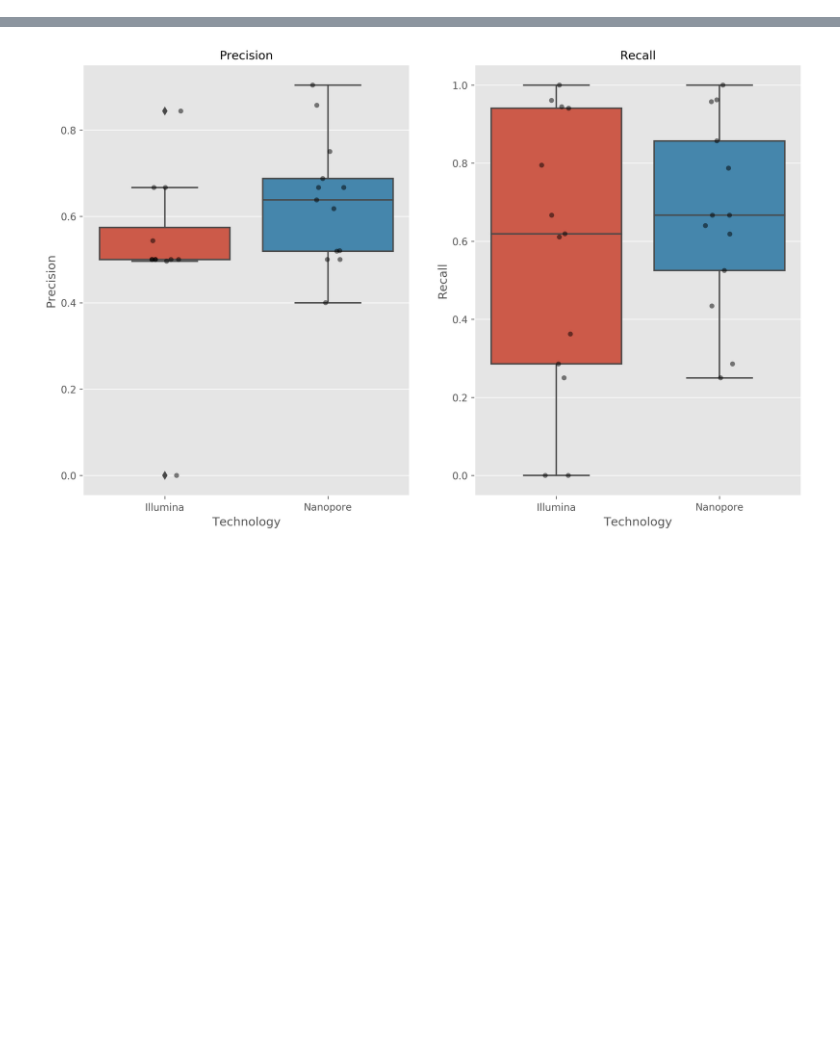
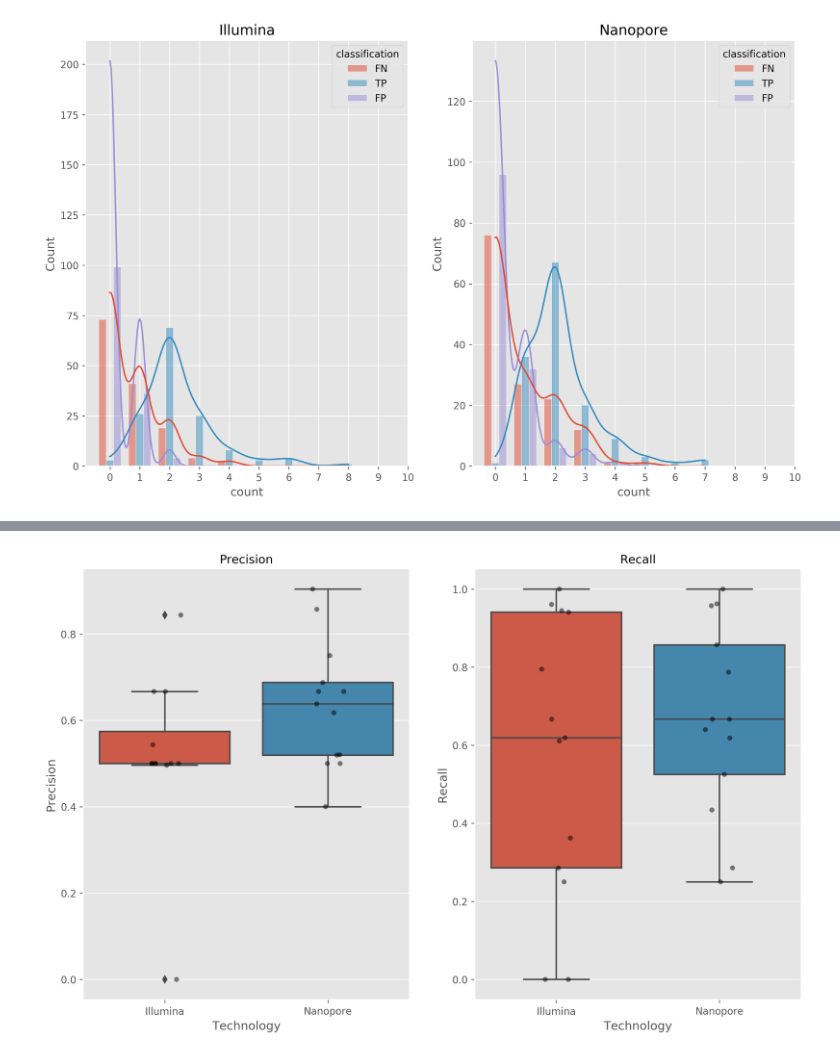
Before and after one commit to mbhall88/head_to_head_pipeline, a Jupyter notebook: analysis/resistance_prediction/workflow/notebooks/novel_variant_analysis.ipynb, the cells around one changed output, grey strips where cells are left out. Saved outputs shown, nothing was run; the diff lists cells and outputs as text; code cells hidden in the pictures; blank space fills up the shorter version.

```diff
--- a/analysis/resistance_prediction/workflow/notebooks/novel_variant_analysis.ipynb
+++ b/analysis/resistance_prediction/workflow/notebooks/novel_variant_analysis.ipynb
@@ -185,0 +255,21 @@ def is_indel(v):
+# %%
+fig, axes = plt.subplots(ncols=2, figsize=FIGSIZE, dpi=DPI)
+for ax, tech in zip(axes.flatten(), ["illumina", "nanopore"]):
+    x = "count"
+    hue = "classification"
+    sns.histplot(
+        data=counts.query("tech == @tech"),
+        x=x,
+        hue=hue,
+        hue_order=hue_order,
+        ax=ax,
+        stat="count",
+        multiple="dodge",
+        discrete=True,
+        kde=True,
+        shrink=0.75
+    )
+    ax.set_title(f"{tech.capitalize()}")
+    ax.set_xticks(range(11))
+# %% [output]
+[figure, added]
```
Also changed, not shown: parts of 31 cells of this notebook, 3 other files.
